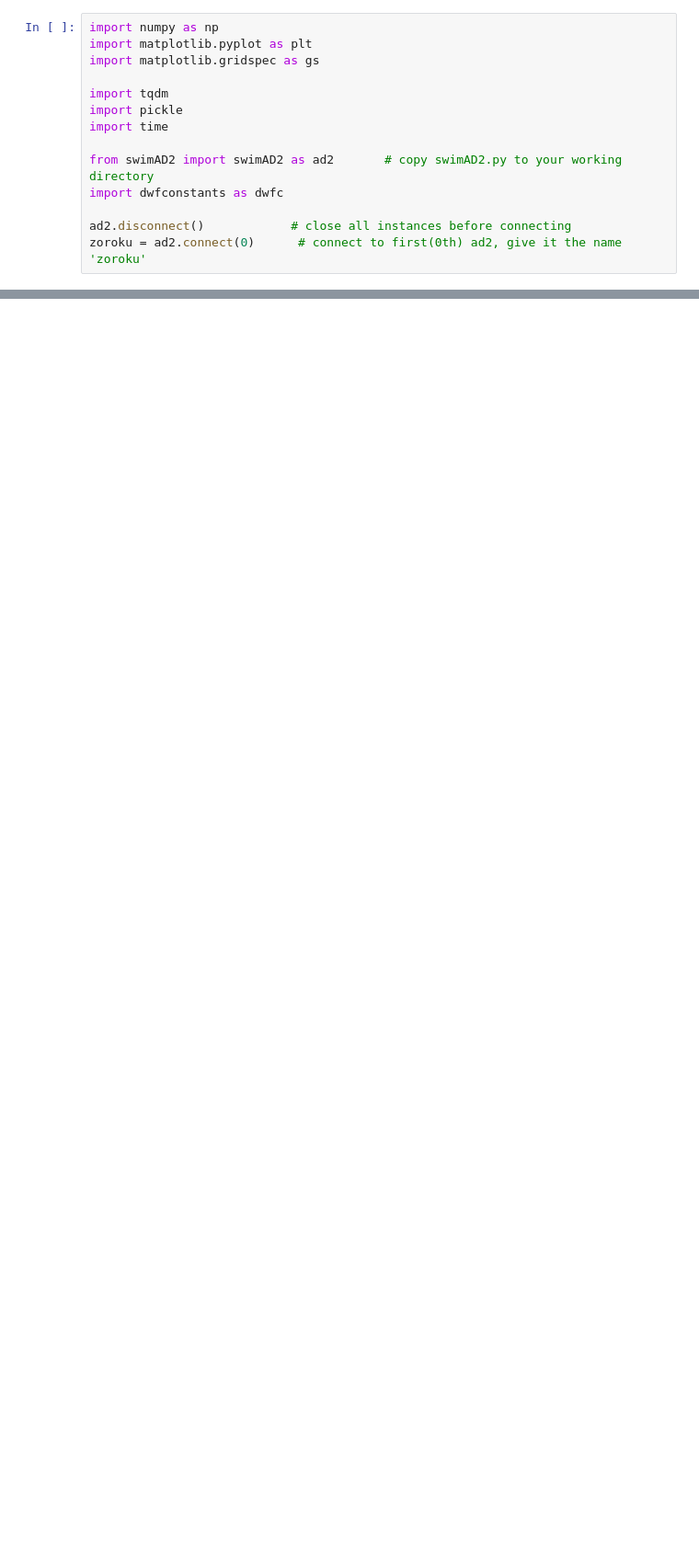
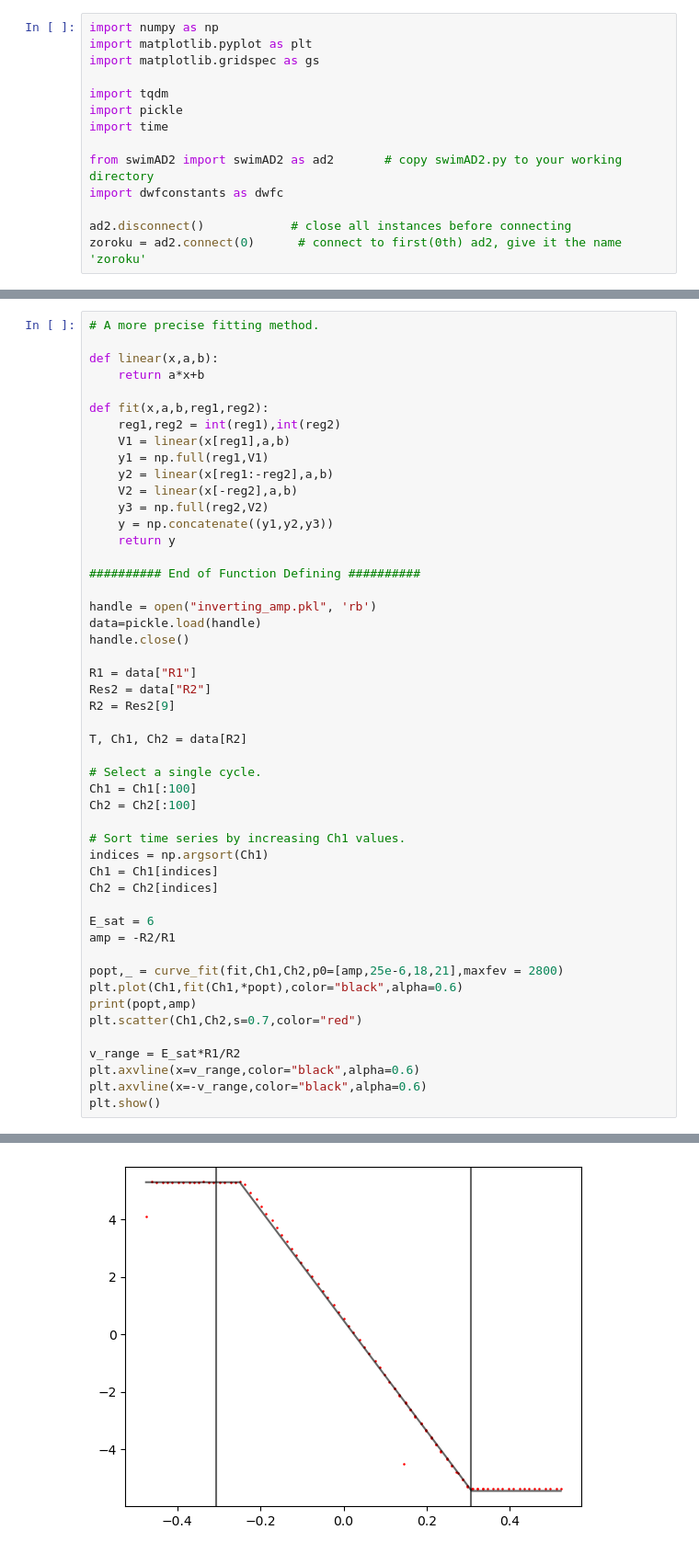
Before and after one commit to Chwanhee/Metrology, a Jupyter notebook: i-v_char_Chuad.ipynb, the cells around one changed output, grey strips where cells are left out. Shown at 92% size. Cells and saved outputs as stored; diff of their text form; blank space fills up the shorter version.

Commit message:
Improved fitting methods

```diff
--- a/i-v_char_Chuad.ipynb
+++ b/i-v_char_Chuad.ipynb
@@ -207,0 +268,50 @@ axs2.plot(X,X,color="black",alpha=0.2)
+# %%
+# A more precise fitting method.
+
+def linear(x,a,b):
+    return a*x+b
+
+def fit(x,a,b,reg1,reg2):
+    reg1,reg2 = int(reg1),int(reg2)
+    V1 = linear(x[reg1],a,b)
+    y1 = np.full(reg1,V1)
+    y2 = linear(x[reg1:-reg2],a,b)
+    V2 = linear(x[-reg2],a,b)
+    y3 = np.full(reg2,V2)
+    y = np.concatenate((y1,y2,y3))
+    return y
+
+########## End of Function Defining ##########
+
+handle = open("inverting_amp.pkl", 'rb')
+data=pickle.load(handle)
+handle.close()
+
+R1 = data["R1"]
+Res2 = data["R2"]
+R2 = Res2[9]
+
+T, Ch1, Ch2 = data[R2]
+
+# Select a single cycle.
+Ch1 = Ch1[:100]
+Ch2 = Ch2[:100]
+
+# Sort time series by increasing Ch1 values.
+indices = np.argsort(Ch1)
+Ch1 = Ch1[indices]
+Ch2 = Ch2[indices]
+
+E_sat = 6
+amp = -R2/R1
+
+popt,_ = curve_fit(fit,Ch1,Ch2,p0=[amp,25e-6,18,21],maxfev = 2800)
+plt.plot(Ch1,fit(Ch1,*popt),color="black",alpha=0.6)
+print(popt,amp)
+plt.scatter(Ch1,Ch2,s=0.7,color="red")
+
+v_range = E_sat*R1/R2
+plt.axvline(x=v_range,color="black",alpha=0.6)
+plt.axvline(x=-v_range,color="black",alpha=0.6)
+plt.show()
+# %% [output]
@@ -207,0 +319 @@ axs2.plot(X,X,color="black",alpha=0.2)
+[figure, added]
```
Also changed, not shown: parts of 4 cells of this notebook, 1 other file.
